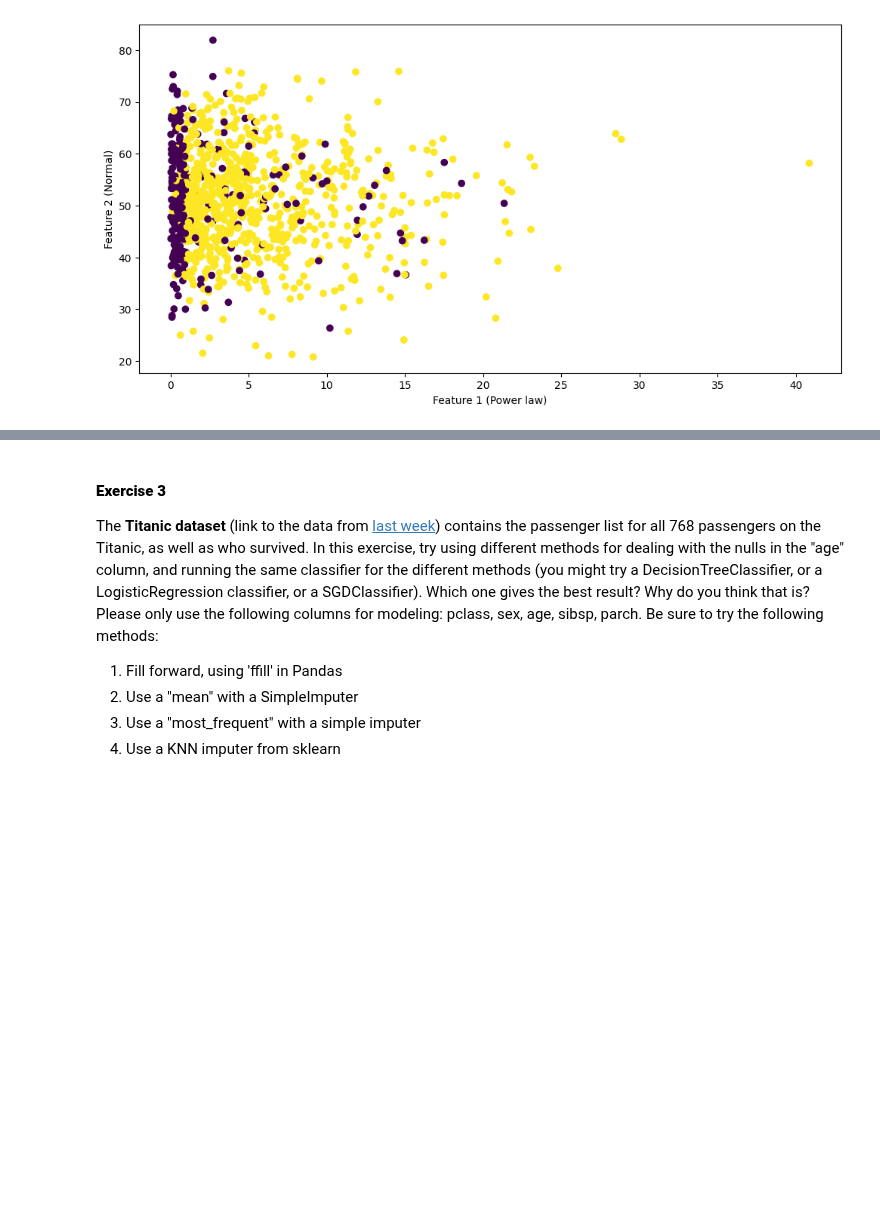
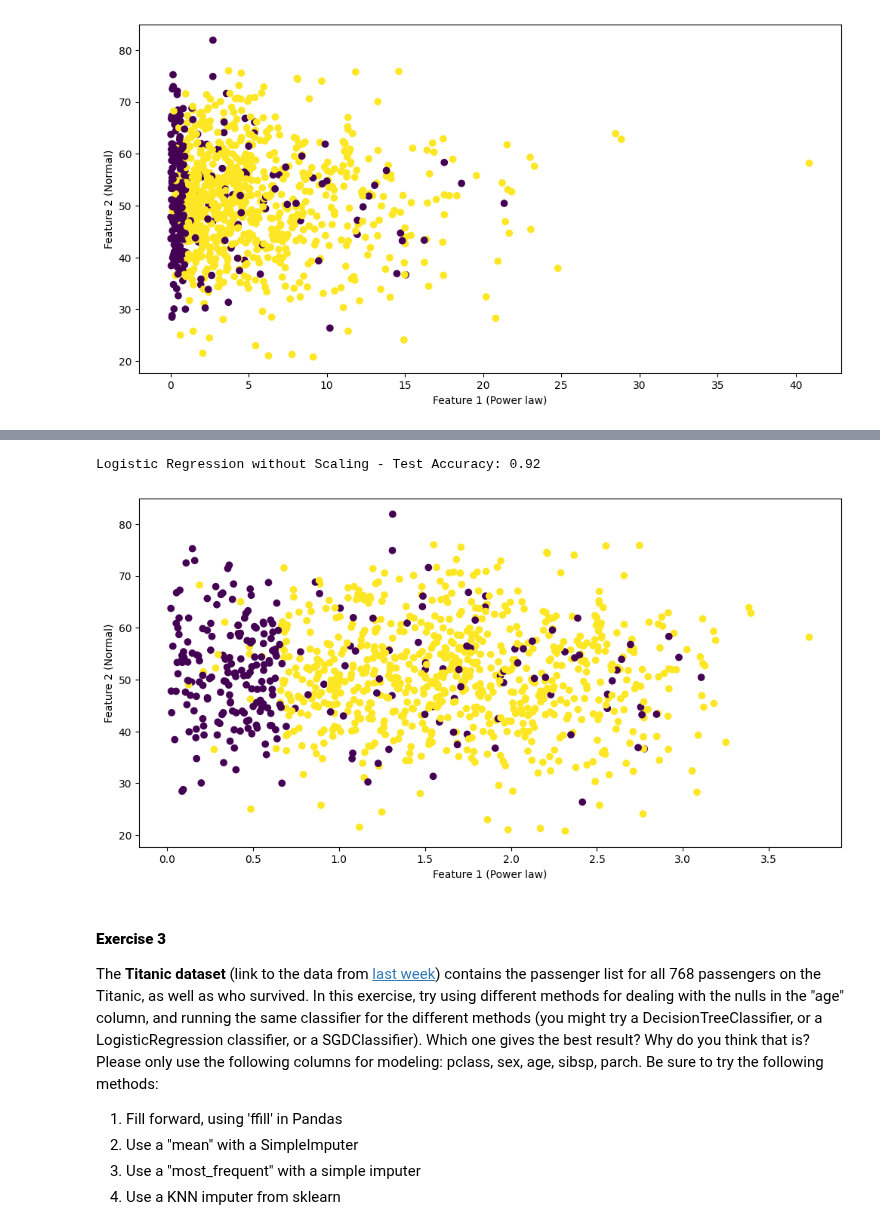
Before and after one commit to SU-IST407-SP25/student-lecture-materials-Qxuto-1, a Jupyter notebook: 10-week10/exercise/lab-exercises.ipynb, the cells around one changed output, grey strips where cells are left out. Cells and saved outputs as stored; diff of their text form; code cells hidden in the pictures; blank space fills up the shorter version.

```diff
--- a/10-week10/exercise/lab-exercises.ipynb
+++ b/10-week10/exercise/lab-exercises.ipynb
@@ -145,3 +156,26 @@ Logistic Regression without Scaling - Test Accuracy: 0.72
+# %%
+X_scaled = X.copy()
+X_scaled[:,0] = np.log1p(X[:,0])
+# %%
+# Split the dataset
+X_train, X_test, y_train, y_test = train_test_split(X_scaled, y, test_size=0.2, random_state=42)
+
+# Logistic Regression without scaling
+lr = LogisticRegression(max_iter=1000)
+lr.fit(X_train, y_train)
+print(f"Logistic Regression without Scaling - Test Accuracy: {lr.score(X_test, y_test):.2f}")
+
+# Plot original features
+plt.figure(figsize=(12, 6))
+plt.scatter(X_scaled[:, 0], X_scaled[:, 1], c=y, cmap='viridis')
+plt.xlabel('Feature 1 (Power law)')
+plt.ylabel('Feature 2 (Normal)')
+plt.show()
+
+# changed X to X_scaled
+# %% [output]
+Logistic Regression without Scaling - Test Accuracy: 0.92
+[figure, added]
 # %% [markdown]
 #### **Exercise 3**
 
```
Also changed, not shown: parts of 2 cells of this notebook.
